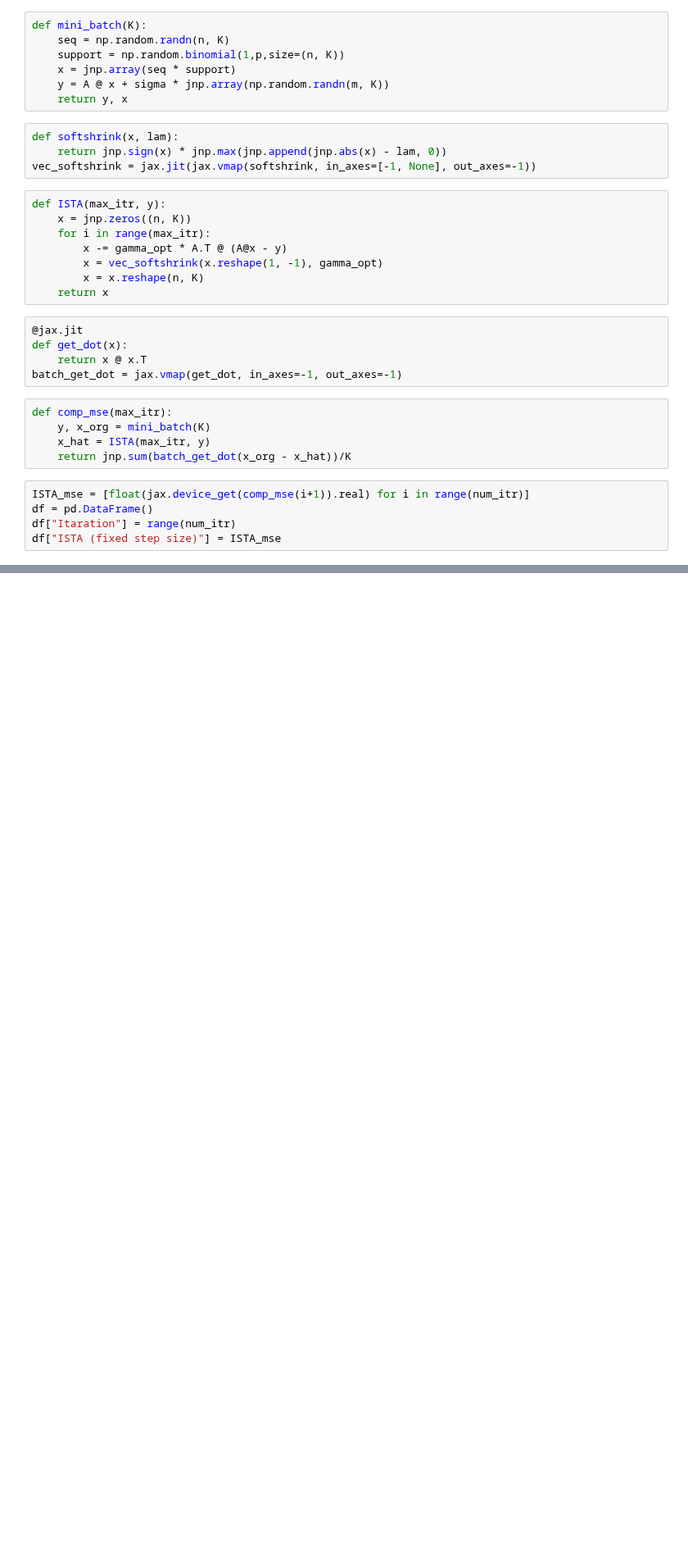
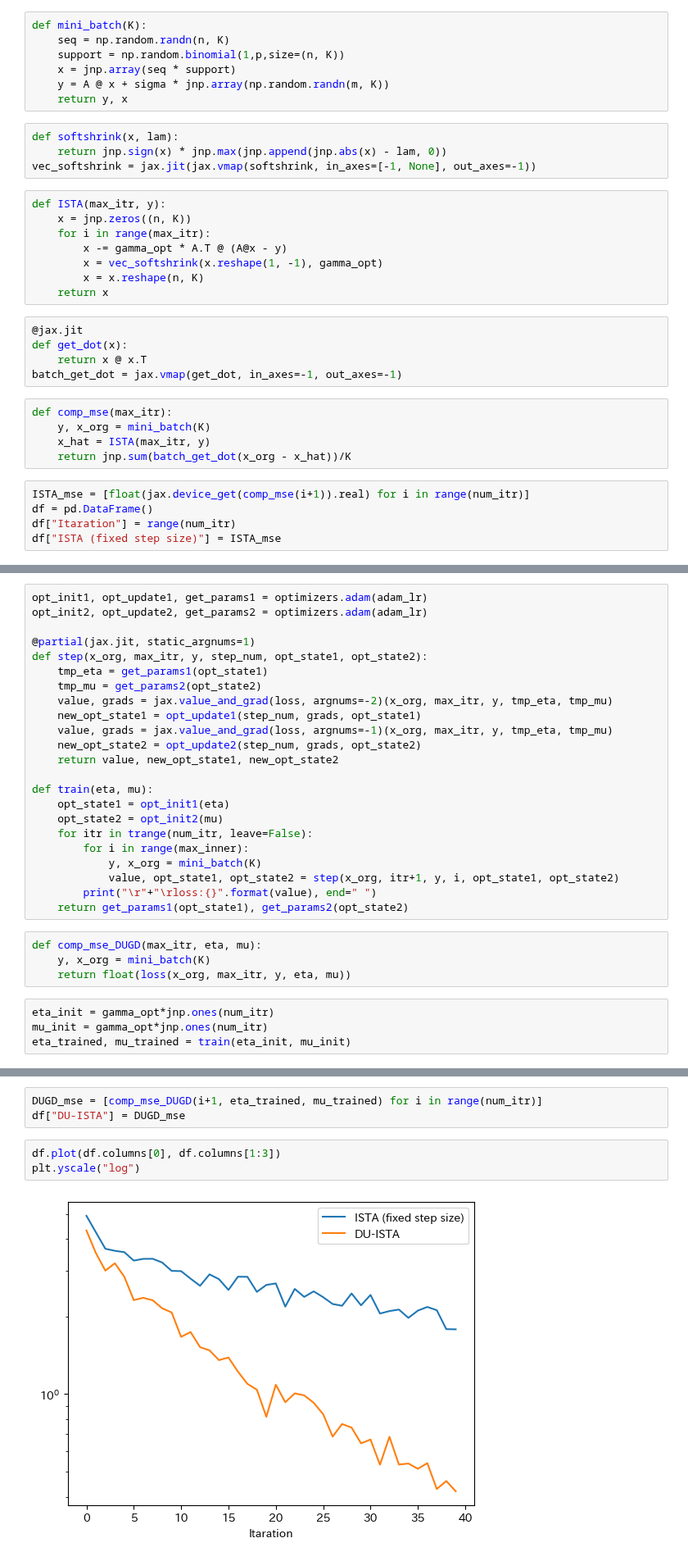
Before and after one commit to gomi-kuzu/model_base_deep, a Jupyter notebook: work/TranslateToPy/Chapter_4/DU-ISTA_py.ipynb, the cells around one changed output, grey strips where cells are left out. Shown at 82% size. Drawn from its saved outputs; the diff is of its cells as text; blank space fills up the shorter version.

```diff
--- a/work/TranslateToPy/Chapter_4/DU-ISTA_py.ipynb
+++ b/work/TranslateToPy/Chapter_4/DU-ISTA_py.ipynb
@@ -67,0 +77,31 @@ plt.yscale("log")
+# %%
+opt_init1, opt_update1, get_params1 = optimizers.adam(adam_lr)
+opt_init2, opt_update2, get_params2 = optimizers.adam(adam_lr)
+
+@partial(jax.jit, static_argnums=1)
+def step(x_org, max_itr, y, step_num, opt_state1, opt_state2):
+    tmp_eta = get_params1(opt_state1)
+    tmp_mu = get_params2(opt_state2)
+    value, grads = jax.value_and_grad(loss, argnums=-2)(x_org, max_itr, y, tmp_eta, tmp_mu)
+    new_opt_state1 = opt_update1(step_num, grads, opt_state1)
+    value, grads = jax.value_and_grad(loss, argnums=-1)(x_org, max_itr, y, tmp_eta, tmp_mu)
+    new_opt_state2 = opt_update2(step_num, grads, opt_state2)
+    return value, new_opt_state1, new_opt_state2
+
+def train(eta, mu):
+    opt_state1 = opt_init1(eta)
+    opt_state2 = opt_init2(mu)
+    for itr in trange(num_itr, leave=False):
+        for i in range(max_inner):
+            y, x_org = mini_batch(K)
+            value, opt_state1, opt_state2 = step(x_org, itr+1, y, i, opt_state1, opt_state2)
+        print("\r"+"\rloss:{}".format(value), end=" ")
+    return get_params1(opt_state1), get_params2(opt_state2)
+# %%
+def comp_mse_DUGD(max_itr, eta, mu):
+    y, x_org = mini_batch(K)
+    return float(loss(x_org, max_itr, y, eta, mu))
+# %%
+eta_init = gamma_opt*jnp.ones(num_itr)
+mu_init = gamma_opt*jnp.ones(num_itr)
+eta_trained, mu_trained = train(eta_init, mu_init)
@@ -67,0 +122,8 @@ plt.yscale("log")
+# %%
+DUGD_mse = [comp_mse_DUGD(i+1, eta_trained, mu_trained) for i in range(num_itr)]
+df["DU-ISTA"] = DUGD_mse
+# %%
+df.plot(df.columns[0], df.columns[1:3])
+plt.yscale("log")
+# %% [output]
+[figure, added]
```
Also changed, not shown: parts of 7 cells of this notebook.
